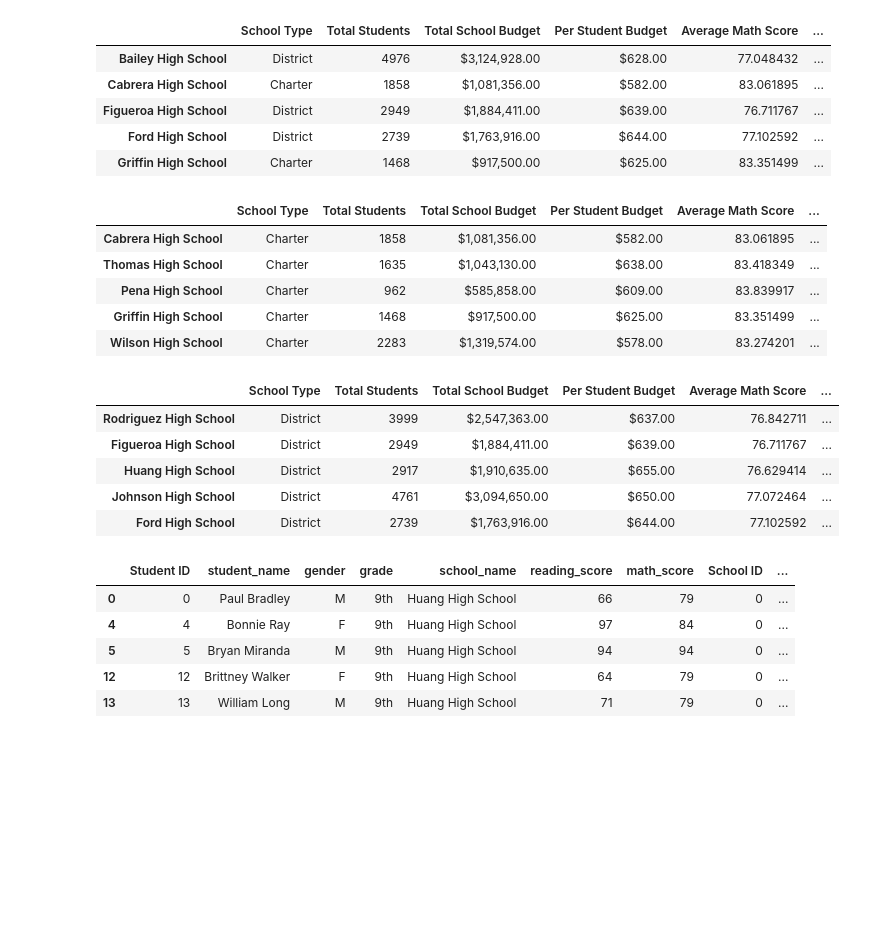
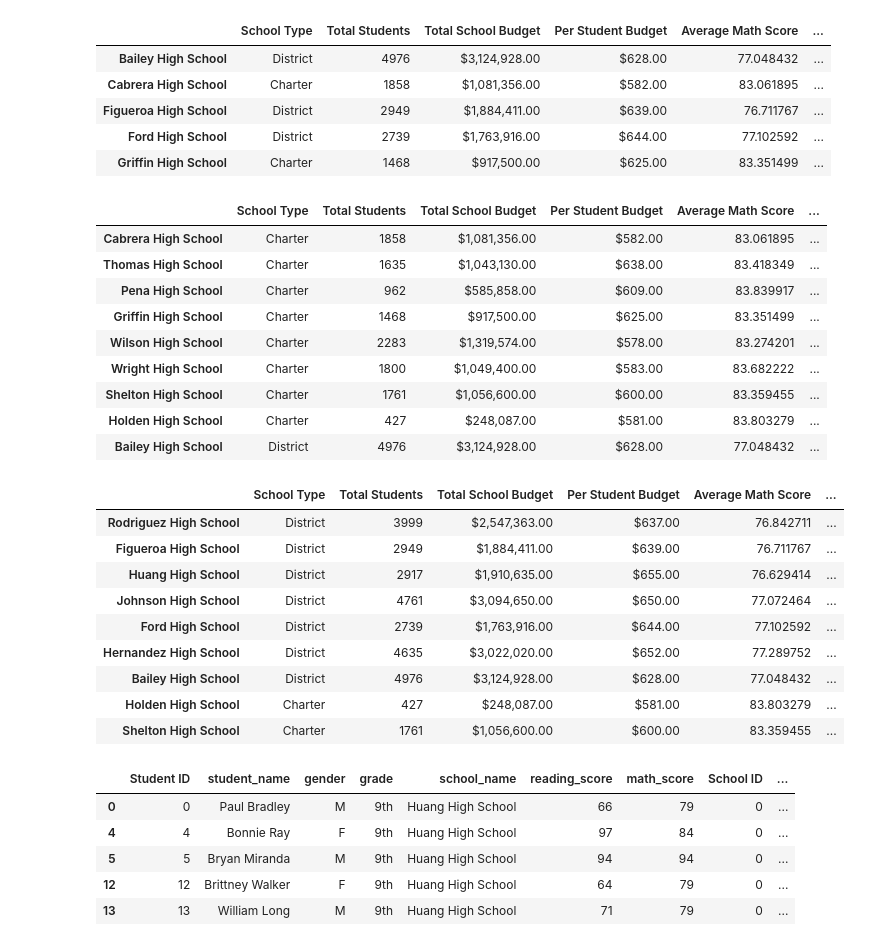
Before and after one commit to jusnguyen03/School_District_Analysis., a Jupyter notebook: PyCitySchools.ipynb, the cells around one changed output. Saved outputs shown, nothing was run; the diff lists cells and outputs as text; code cells hidden in the pictures; blank space fills up the shorter version.

```diff
--- a/PyCitySchools.ipynb
+++ b/PyCitySchools.ipynb
@@ -792,20 +792,24 @@ per_school_summary_df.head()
 # %%
 # Sort and show top five schools.
 top_schools = per_school_summary_df.sort_values(["% Overall Passing"], ascending=False)
 
-top_schools.head()
+top_schools.head(9)
 # %% [output]
 |  | School Type | Total Students | Total School Budget | Per Student Budget | Average Math Score | ... |
 | Cabrera High School | Charter | 1858 | $1,081,356.00 | $582.00 | 83.061895 | ... |
 | Thomas High School | Charter | 1635 | $1,043,130.00 | $638.00 | 83.418349 | ... |
 | Pena High School | Charter | 962 | $585,858.00 | $609.00 | 83.839917 | ... |
 | Griffin High School | Charter | 1468 | $917,500.00 | $625.00 | 83.351499 | ... |
 | Wilson High School | Charter | 2283 | $1,319,574.00 | $578.00 | 83.274201 | ... |
+| Wright High School | Charter | 1800 | $1,049,400.00 | $583.00 | 83.682222 | ... |
+| Shelton High School | Charter | 1761 | $1,056,600.00 | $600.00 | 83.359455 | ... |
+| Holden High School | Charter | 427 | $248,087.00 | $581.00 | 83.803279 | ... |
+| Bailey High School | District | 4976 | $3,124,928.00 | $628.00 | 77.048432 | ... |
 # %%
 # Sort and show top five schools.
 bottom_schools = per_school_summary_df.sort_values(["% Overall Passing"], ascending=True)
 
-bottom_schools.head()
+bottom_schools.head(9)
 # %% [output]
 |  | School Type | Total Students | Total School Budget | Per Student Budget | Average Math Score | ... |
 | Rodriguez High School | District | 3999 | $2,547,363.00 | $637.00 | 76.842711 | ... |
@@ -813,6 +817,10 @@ bottom_schools.head()
 | Huang High School | District | 2917 | $1,910,635.00 | $655.00 | 76.629414 | ... |
 | Johnson High School | District | 4761 | $3,094,650.00 | $650.00 | 77.072464 | ... |
 | Ford High School | District | 2739 | $1,763,916.00 | $644.00 | 77.102592 | ... |
+| Hernandez High School | District | 4635 | $3,022,020.00 | $652.00 | 77.289752 | ... |
+| Bailey High School | District | 4976 | $3,124,928.00 | $628.00 | 77.048432 | ... |
+| Holden High School | Charter | 427 | $248,087.00 | $581.00 | 83.803279 | ... |
+| Shelton High School | Charter | 1761 | $1,056,600.00 | $600.00 | 83.359455 | ... |
 # %%
 # Create a grade level DataFrames.
 ninth_graders = school_data_complete_df[(school_data_complete_df["grade"] == "9th")]
```
Also changed, not shown: parts of 3 cells of this notebook, 3 other files.
